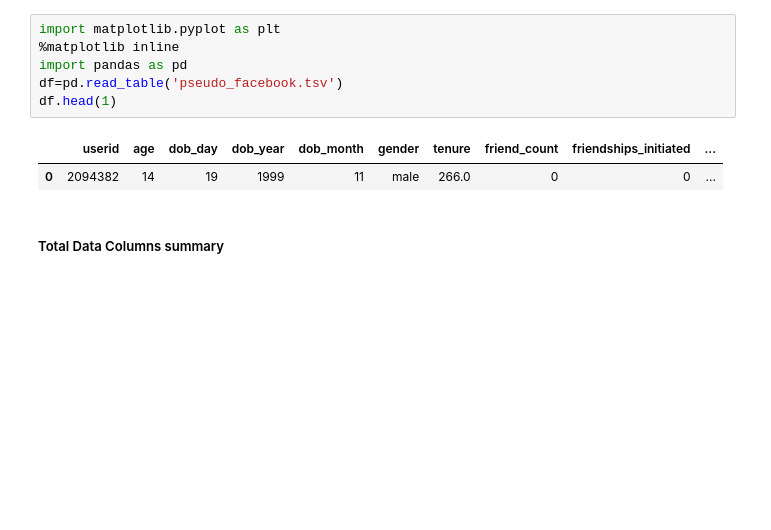
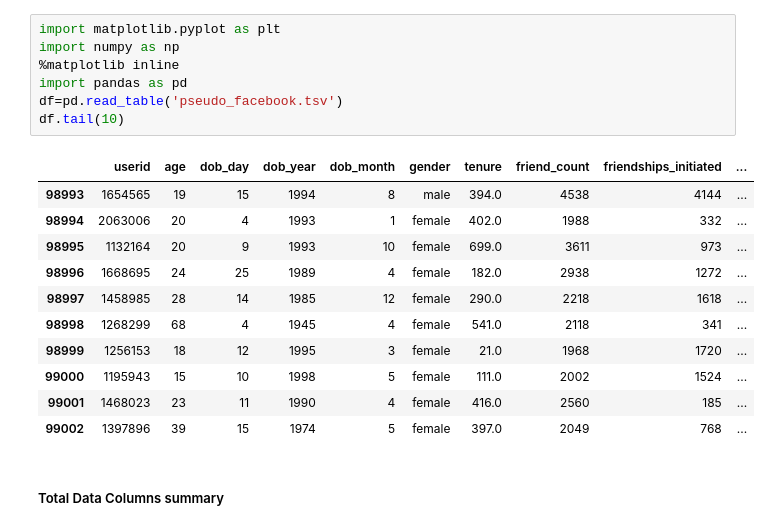
Before and after one commit to EdukondaluK/Facebook_Data, a Jupyter notebook: Facebook_data.ipynb, the cells around one changed output. Drawn from its saved outputs; the diff is of its cells as text; blank space fills up the shorter version.

```diff
--- a/Facebook_data.ipynb
+++ b/Facebook_data.ipynb
@@ -1,12 +1,22 @@
 # %%
 import matplotlib.pyplot as plt
+import numpy as np
 %matplotlib inline
 import pandas as pd
 df=pd.read_table('pseudo_facebook.tsv')
-df.head(1)
+df.tail(10)
 # %% [output]
 |  | userid | age | dob_day | dob_year | dob_month | gender | tenure | friend_count | friendships_initiated | ... |
-| 0 | 2094382 | 14 | 19 | 1999 | 11 | male | 266.0 | 0 | 0 | ... |
+| 98993 | 1654565 | 19 | 15 | 1994 | 8 | male | 394.0 | 4538 | 4144 | ... |
+| 98994 | 2063006 | 20 | 4 | 1993 | 1 | female | 402.0 | 1988 | 332 | ... |
+| 98995 | 1132164 | 20 | 9 | 1993 | 10 | female | 699.0 | 3611 | 973 | ... |
+| 98996 | 1668695 | 24 | 25 | 1989 | 4 | female | 182.0 | 2938 | 1272 | ... |
+| 98997 | 1458985 | 28 | 14 | 1985 | 12 | female | 290.0 | 2218 | 1618 | ... |
+| 98998 | 1268299 | 68 | 4 | 1945 | 4 | female | 541.0 | 2118 | 341 | ... |
+| 98999 | 1256153 | 18 | 12 | 1995 | 3 | female | 21.0 | 1968 | 1720 | ... |
+| 99000 | 1195943 | 15 | 10 | 1998 | 5 | female | 111.0 | 2002 | 1524 | ... |
+| 99001 | 1468023 | 23 | 11 | 1990 | 4 | female | 416.0 | 2560 | 185 | ... |
+| 99002 | 1397896 | 39 | 15 | 1974 | 5 | female | 397.0 | 2049 | 768 | ... |
 # %% [markdown]
 ##### Total Data Columns summary
 # %%
```
Also changed, not shown: parts of 21 cells of this notebook.
